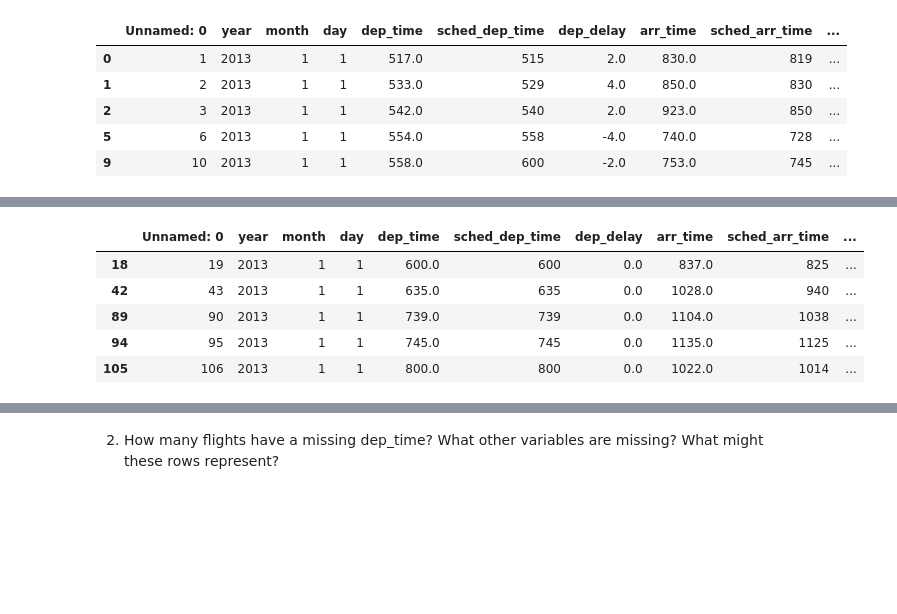
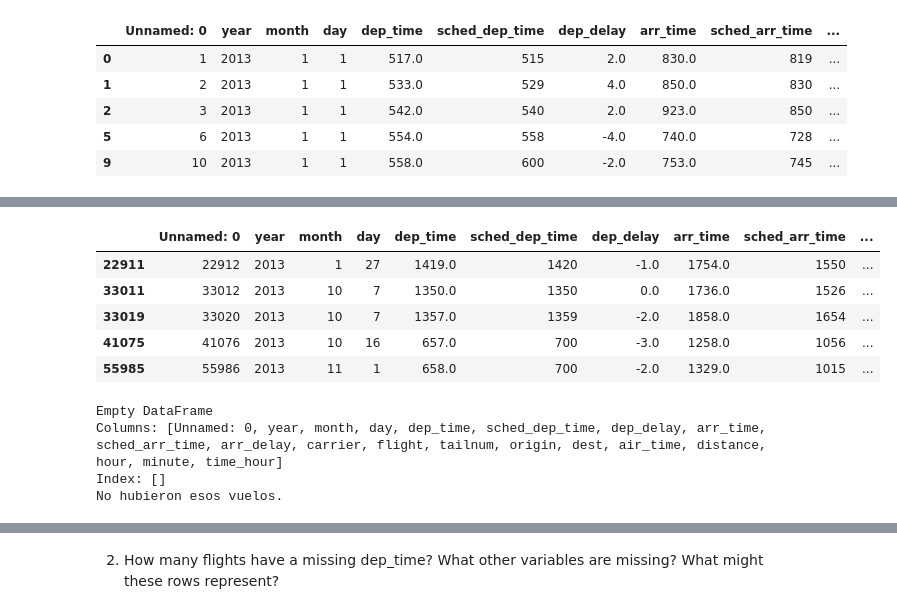
Before and after one commit to qlab-intro-python/tarea-2-team_canales_torres, a Jupyter notebook: tarea_2.ipynb, the cells around one changed output, grey strips where cells are left out. Drawn from its saved outputs; the diff is of its cells as text; code cells hidden in the pictures; blank space fills up the shorter version.

```diff
--- a/tarea_2.ipynb
+++ b/tarea_2.ipynb
@@ -77,14 +77,22 @@ df_month.head()
 | 136251 | 136252 | 2013 | 3 | 1 | 505.0 | 515 | -10.0 | 746.0 | 810 | ... |
 # %%
 # e. Arrived more than two hours late, but didn’t leave late
-df_dep_arr = df.loc[(df['dep_delay'] == 0) & (df['arr_delay'] > 2)]
+df_dep_arr = df.loc[(df['dep_delay'] <= 0) & (df['arr_delay'] > 120)]
 df_dep_arr.head()
 # %% [output]
 |  | Unnamed: 0 | year | month | day | dep_time | sched_dep_time | dep_delay | arr_time | sched_arr_time | ... |
-| 18 | 19 | 2013 | 1 | 1 | 600.0 | 600 | 0.0 | 837.0 | 825 | ... |
-| 42 | 43 | 2013 | 1 | 1 | 635.0 | 635 | 0.0 | 1028.0 | 940 | ... |
-| 89 | 90 | 2013 | 1 | 1 | 739.0 | 739 | 0.0 | 1104.0 | 1038 | ... |
-| 94 | 95 | 2013 | 1 | 1 | 745.0 | 745 | 0.0 | 1135.0 | 1125 | ... |
-| 105 | 106 | 2013 | 1 | 1 | 800.0 | 800 | 0.0 | 1022.0 | 1014 | ... |
+| 22911 | 22912 | 2013 | 1 | 27 | 1419.0 | 1420 | -1.0 | 1754.0 | 1550 | ... |
+| 33011 | 33012 | 2013 | 10 | 7 | 1350.0 | 1350 | 0.0 | 1736.0 | 1526 | ... |
+| 33019 | 33020 | 2013 | 10 | 7 | 1357.0 | 1359 | -2.0 | 1858.0 | 1654 | ... |
+| 41075 | 41076 | 2013 | 10 | 16 | 657.0 | 700 | -3.0 | 1258.0 | 1056 | ... |
+| 55985 | 55986 | 2013 | 11 | 1 | 658.0 | 700 | -2.0 | 1329.0 | 1015 | ... |
 # %%
 # f. Were delayed by at least an hour, but made up over 30 minutes in flight
+df_dep_arr1 = df.loc[(df['dep_delay'] > 60) & (df['arr_delay'] < -30)]
+print(df_dep_arr1.head())
+print('No hubieron esos vuelos.')
+# %% [output]
+Empty DataFrame
+Columns: [Unnamed: 0, year, month, day, dep_time, sched_dep_time, dep_delay, arr_time, sched_arr_time, arr_delay, carrier, flight, tailnum, origin, dest, air_time, distance, hour, minute, time_hour]
+Index: []
+No hubieron esos vuelos.
```
Also changed, not shown: parts of 13 cells of this notebook.
